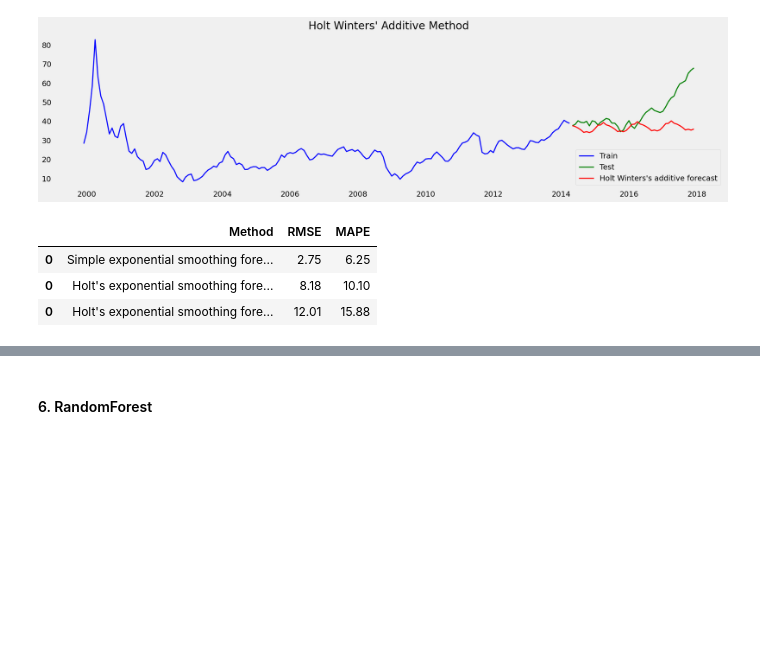
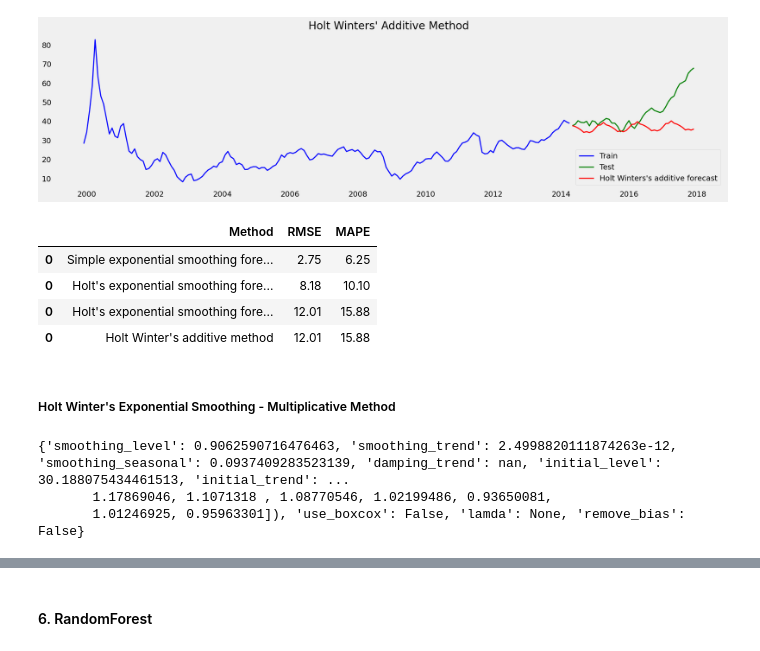
Before and after one commit to HoaNguyen710/DataSample, a Jupyter notebook: testDemo.ipynb, the cells around one changed output, grey strips where cells are left out. Saved outputs shown, nothing was run; the diff lists cells and outputs as text; code cells hidden in the pictures; blank space fills up the shorter version.

```diff
--- a/testDemo.ipynb
+++ b/testDemo.ipynb
@@ -535,14 +532,15 @@ test_ = df[int(len(df)*0.8):]
 # %%
-model = ExponentialSmoothing(train_ ,seasonal_periods=12,trend='add', seasonal='add')
+model = ExponentialSmoothing(train ,seasonal_periods=12, trend='add', seasonal='add')
 model_fit = model.fit(optimized=True)
 print(model_fit.params)
-y_hat_hwa = test_.copy()
-forecast_values = model_fit.forecast(len(test_))
-y_hat_hwa = forecast_values
 # %% [output]
 {'smoothing_level': 0.9999999850988388, 'smoothing_trend': 0.0, 'smoothing_seasonal': 5.082068997685626e-09, 'damping_trend': nan, 'initial_level': 31.617400667238694, 'initial_trend': 0.0354609998647 ...
        -0.10446363, -0.62097793, -1.41853087, -2.45110018, -3.7651778 ,
        -3.43321838, -3.92731335]), 'use_boxcox': False, 'lamda': None, 'remove_bias': False}
+# %%
+y_hat_hwa = test.copy()
+forecast_values = model_fit.forecast(len(test))
+y_hat_hwa = forecast_values
 # %%
 plt.figure(figsize=(20,5))
 plt.grid()
@@ -555,14 +553,25 @@ plt.show()
 # %% [output]
 [figure]
 # %%
-rmse = np.sqrt(mean_squared_error(test_[:len(test_)], y_hat_hwa)).round(2)
-mape = np.round(np.mean(np.abs(test_[:len(test_)] - y_hat_hwa)/test[:len(test_)])*100,2)
+rmse = np.sqrt(mean_squared_error(test[:len(test)], y_hat_hwa)).round(2)
+mape = np.round(np.mean(np.abs(test[:len(test)] - y_hat_hwa)/test[:len(test)])*100,2)
 # %%
-tempResults = pd.DataFrame({'Method':['Holt\'s exponential smoothing forecast'], 'RMSE': [rmse],'MAPE': [mape] })
+tempResults = pd.DataFrame({'Method':['Holt Winter\'s additive method'], 'RMSE': [rmse],'MAPE': [mape] })
 results = pd.concat([results, tempResults])
 results
 # %% [output]
 |  | Method | RMSE | MAPE |
 | 0 | Simple exponential smoothing fore... | 2.75 | 6.25 |
 | 0 | Holt's exponential smoothing fore... | 8.18 | 10.10 |
 | 0 | Holt's exponential smoothing fore... | 12.01 | 15.88 |
+| 0 | Holt Winter's additive method | 12.01 | 15.88 |
+# %% [markdown]
+##### Holt Winter's Exponential Smoothing - Multiplicative Method
+# %%
+model = ExponentialSmoothing(train ,seasonal_periods=12, trend='add', seasonal='mul')
+model_fit = model.fit(optimized=True)
+print(model_fit.params)
+# %% [output]
+{'smoothing_level': 0.9062590716476463, 'smoothing_trend': 2.4998820111874263e-12, 'smoothing_seasonal': 0.0937409283523139, 'damping_trend': nan, 'initial_level': 30.188075434461513, 'initial_trend': ...
+       1.17869046, 1.1071318 , 1.08770546, 1.02199486, 0.93650081,
+       1.01246925, 0.95963301]), 'use_boxcox': False, 'lamda': None, 'remove_bias': False}
```
Also changed, not shown: parts of 7 cells of this notebook.
